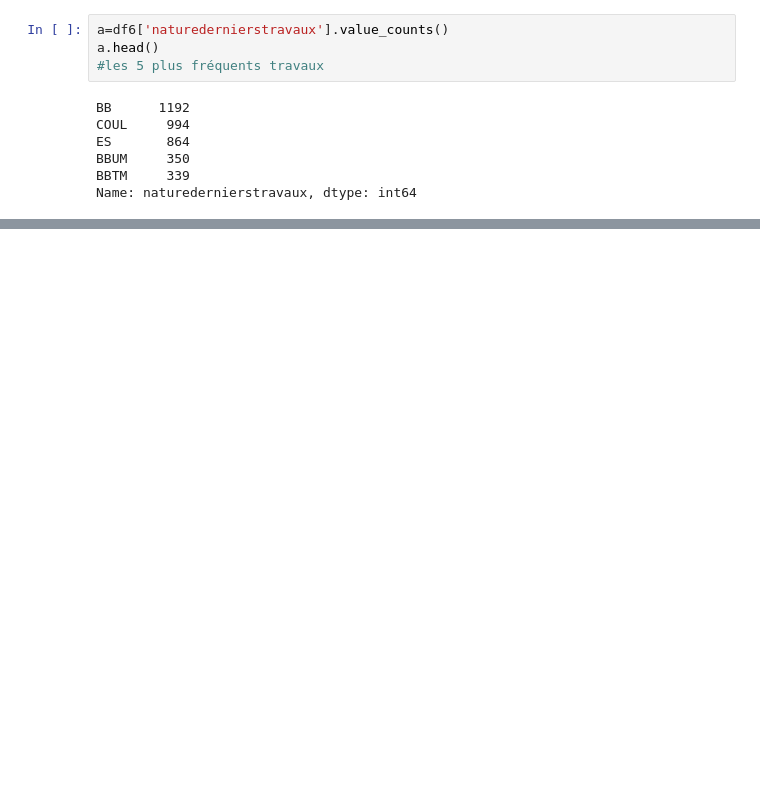
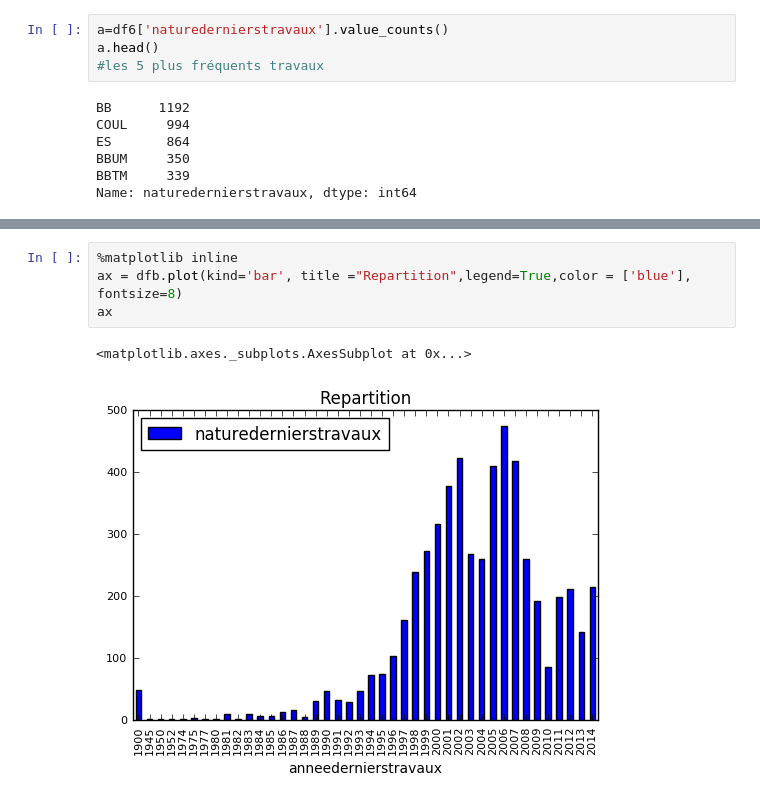
Before and after one commit to MIKPONHOUE/python-final1, a Jupyter notebook: routes.ipynb, the cells around one changed output, grey strips where cells are left out. Saved outputs shown, nothing was run; the diff lists cells and outputs as text; blank space fills up the shorter version.

```diff
--- a/routes.ipynb
+++ b/routes.ipynb
@@ -90,0 +150,7 @@ df.groupby('anneedernierstravaux').count()
+# %%
+%matplotlib inline
+ax = dfb.plot(kind='bar', title ="Repartition",legend=True,color = ['blue'], fontsize=8)
+ax
+# %% [output]
+<matplotlib.axes._subplots.AxesSubplot at 0x...>
+[figure, added]
```
Also changed, not shown: parts of 11 cells of this notebook.
